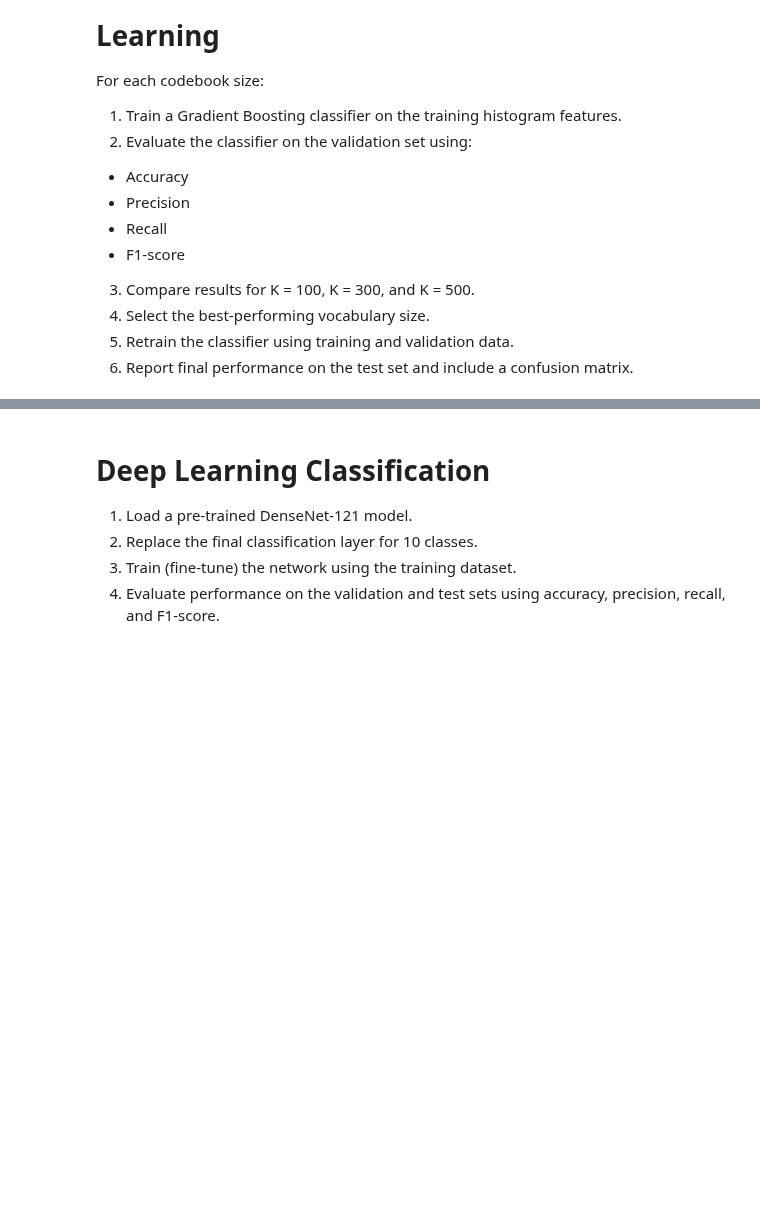
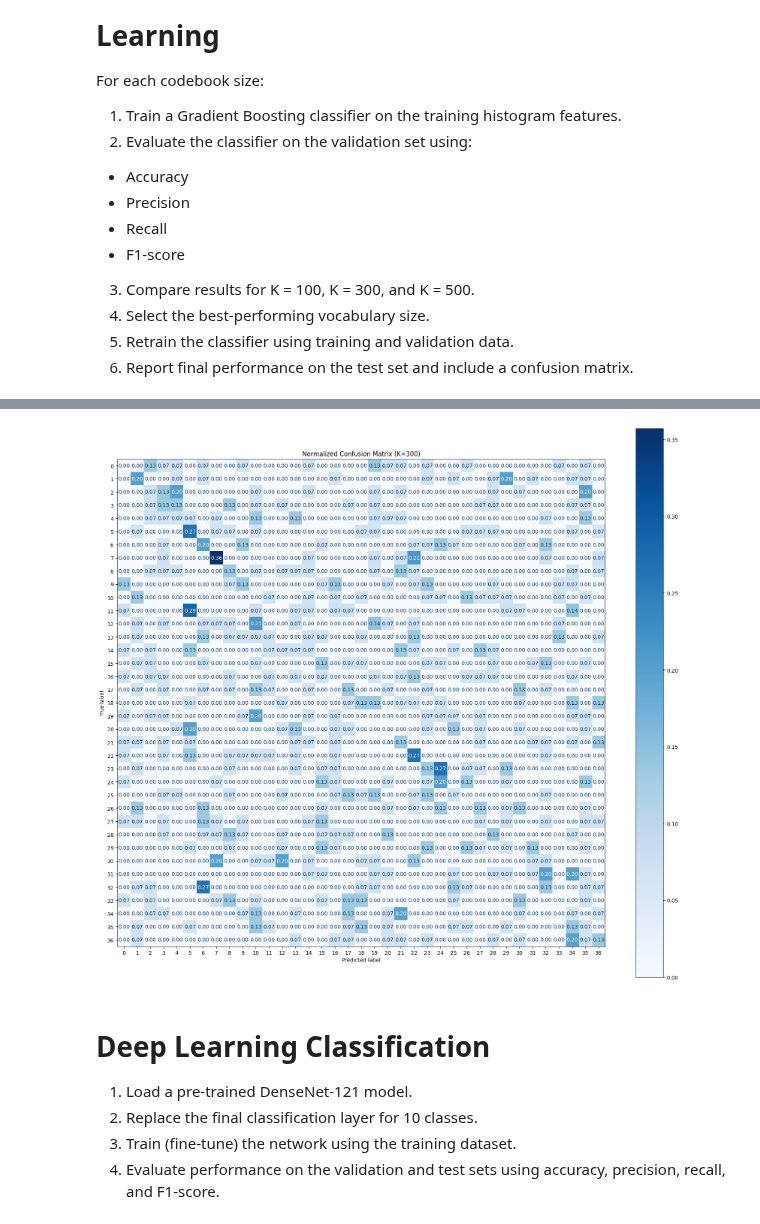
Before and after one commit to Luk446/MachineVisionPractice, a Jupyter notebook: MachineLearningProcessing.ipynb, the cells around one changed output, grey strips where cells are left out. Saved outputs shown, nothing was run; the diff lists cells and outputs as text; code cells hidden in the pictures; blank space fills up the shorter version.

Commit message:
completion of trad classification using GBC + visualisation of results

```diff
--- a/MachineLearningProcessing.ipynb
+++ b/MachineLearningProcessing.ipynb
@@ -350,0 +510,22 @@ For each codebook size:
+# %%
+# report final test performance of best model
+from sklearn.metrics import confusion_matrix, ConfusionMatrixDisplay, classification_report, accuracy_score, f1_score
+
+# choose best K by validation accuracy
+best_val = max(v["val_acc"] for v in best_results.values())
+candidate_K = [k for k, v in best_results.items() if v["val_acc"] == best_val]
+best_K = min(candidate_K)
+
+# retrain final model on train+val using the best params from tuning
+best_params = best_results[best_K]["params"]
+X_train_full = np.vstack([bovw_data[best_K]["X_train"], bovw_data[best_K]["X_val"]])
+y_train_full = np.concatenate([bovw_data[best_K]["y_train"], bovw_data[best_K]["y_val"]])
+
+# keep this final stage on CPU to avoid device-mismatch warning with numpy inputs
+final_model = XGBClassifier(
+    tree_method="hist",
+    device="cpu",
+    random_state=seed,
+    **best_params,
+)
+final_model.fit(X_train_full, y_train_full)
@@ -350,0 +544,12 @@ For each codebook size:
+# %%
+# evaluate on test set
+X_test = bovw_data[best_K]["X_test"]
+y_test = bovw_data[best_K]["y_test"]
+y_pred = final_model.predict(X_test)
+
+print(f"Best K: {best_K}")
+print(f"Accuracy: {accuracy_score(y_test, y_pred):.4f}")
+print(f"Macro F1: {f1_score(y_test, y_pred, average='macro'):.4f}")
+print(f"Weighted F1: {f1_score(y_test, y_pred, average='weighted'):.4f}")
+print("Classification report:")
+print(classification_report(y_test, y_pred, zero_division=0))
@@ -351,3 +574,14 @@ For each codebook size:
+# %%
+# normalized confusion matrix (easier to read with many classes)
+cm = confusion_matrix(y_test, y_pred, normalize="true")
+fig, ax = plt.subplots(figsize=(17, 15))
+disp = ConfusionMatrixDisplay(confusion_matrix=cm)
+disp.plot(ax=ax, cmap="Blues", values_format=".2f", colorbar=True)
+ax.set_title(f"Normalized Confusion Matrix (K={best_K})")
+plt.tight_layout()
+plt.show()
+# %% [output]
+[figure, added]
 # %% [markdown]
 # Deep Learning Classification
 1. Load a pre-trained DenseNet-121 model.
```
Also changed, not shown: parts of 7 cells of this notebook.
